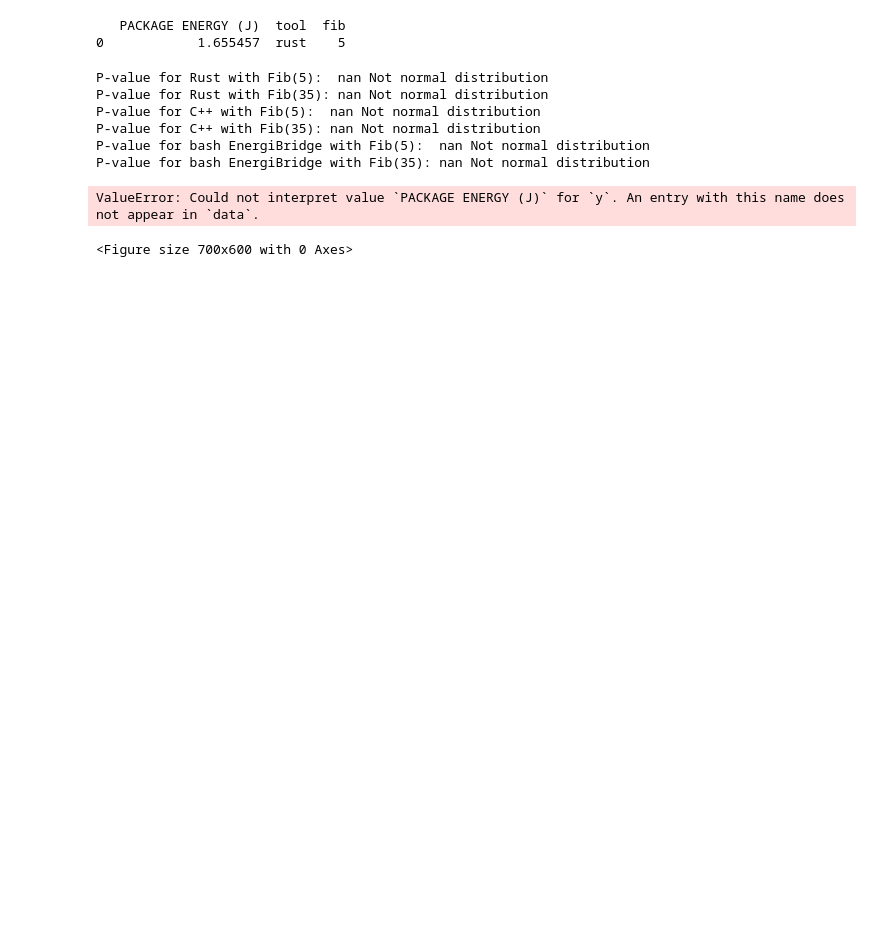
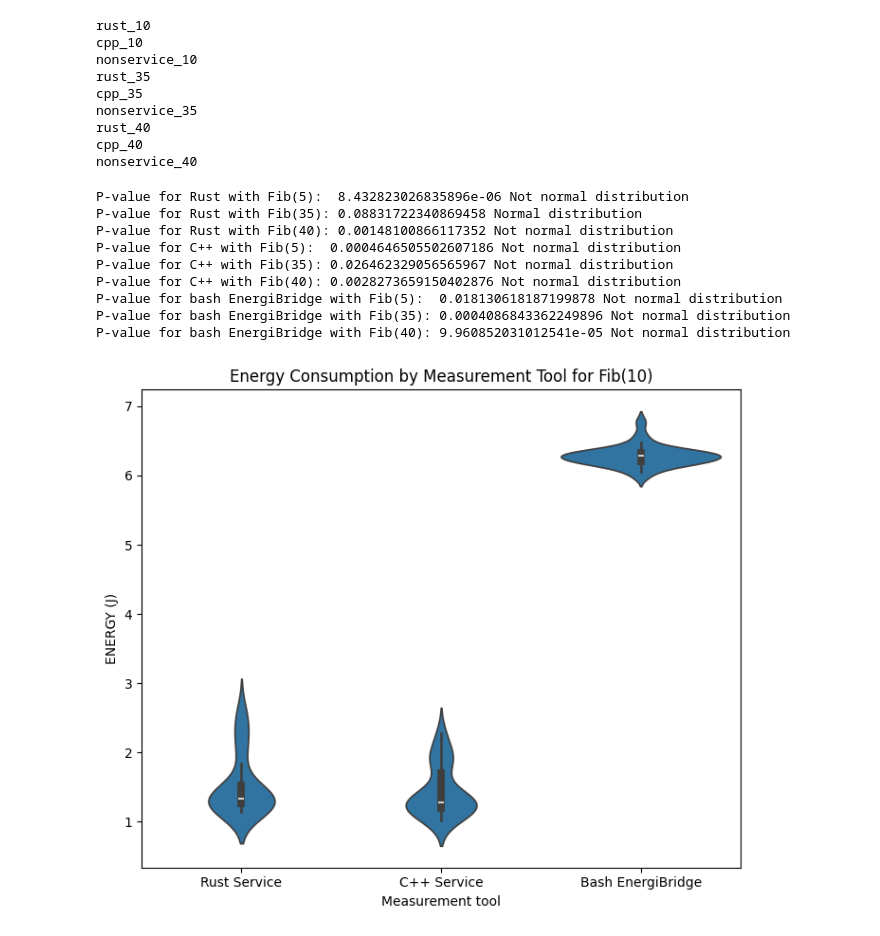
Before and after one commit to reglayass/EnergiBridge_RPC, a Jupyter notebook: py/results_analysis.ipynb, the cells around one changed output. Saved outputs shown, nothing was run; the diff lists cells and outputs as text; code cells hidden in the pictures; blank space fills up the shorter version.

```diff
--- a/py/results_analysis.ipynb
+++ b/py/results_analysis.ipynb
@@ -89,56 +72,85 @@ for fib in data:  # 5, 35
         for df in data[fib][language]: #each experiment
             if "PACKAGE_ENERGY (J)" in df.columns:
                 energy = df["PACKAGE_ENERGY (J)"].iloc[-1] - df["PACKAGE_ENERGY (J)"].iloc[0]
+                if "TIME" in df.columns:
+                    time_diff = df['TIME'].iloc[-1] - df['TIME'].iloc[0]
+                elif "Time" in df.columns:
+                    time_diff = df['Time'].iloc[-1] - df['Time'].iloc[0]
                 summary_rows.append({
                     "PACKAGE ENERGY (J)": energy,
+                    "EDP": time_diff,
                     "tool": language,
                     "fib": fib
                 })
 
 
         summary_df = pd.DataFrame(summary_rows)
+        # remove outliers from each experiment set
+        if 'PACKAGE ENERGY (J)' in summary_df.columns:
+            z_scores = zscore(summary_df['PACKAGE ENERGY (J)'])
+            full_df = summary_df[np.abs(z_scores) < 2]
+
         split_dfs[f"{language}_{fib}"] = summary_df
+        print(f"{language}_{fib}")
 
-rust_5 = split_dfs["rust_5"]
+rust_10 = split_dfs["rust_10"]
 rust_35 = split_dfs["rust_35"]
-cpp_5 = split_dfs["cpp_5"]
+rust_40 = split_dfs["rust_40"]
+cpp_10 = split_dfs["cpp_10"]
 cpp_35 = split_dfs["cpp_35"]
-nonservice_5 = split_dfs["nonservice_5"]
+cpp_40 = split_dfs["cpp_40"]
+nonservice_10 = split_dfs["nonservice_10"]
 nonservice_35 = split_dfs["nonservice_35"]
+nonservice_40 = split_dfs["nonservice_40"]
 # %% [output]
-   PACKAGE ENERGY (J)  tool  fib
-0            1.655457  rust    5
+rust_10
+cpp_10
+nonservice_10
+rust_35
+cpp_35
+nonservice_35
+rust_40
+cpp_40
+nonservice_40
 # %%
-_, p_rust_5 = shapiro(rust_5['PACKAGE ENERGY (J)'])
+_, p_rust_10 = shapiro(rust_10['PACKAGE ENERGY (J)'])
 _, p_rust_35 = shapiro(rust_35['PACKAGE ENERGY (J)'])
-_, p_cpp_5 = shapiro(cpp_5['PACKAGE ENERGY (J)'])
+_, p_rust_40 = shapiro(rust_40['PACKAGE ENERGY (J)'])
+_, p_cpp_10 = shapiro(cpp_10['PACKAGE ENERGY (J)'])
 _, p_cpp_35 = shapiro(cpp_35['PACKAGE ENERGY (J)'])
-_, p_nonservice_5 = shapiro(nonservice_5['PACKAGE ENERGY (J)'])
+_, p_cpp_40 = shapiro(cpp_40['PACKAGE ENERGY (J)'])
+_, p_nonservice_10 = shapiro(nonservice_10['PACKAGE ENERGY (J)'])
 _, p_nonservice_35 = shapiro(nonservice_35['PACKAGE ENERGY (J)'])
-print("P-value for Rust with Fib(5): ", p_rust_5, "Normal distribution" if p_rust_5 > 0.05 else "Not normal distribution")
+_, p_nonservice_40 = shapiro(nonservice_40['PACKAGE ENERGY (J)'])
+print("P-value for Rust with Fib(5): ", p_rust_10, "Normal distribution" if p_rust_10 > 0.05 else "Not normal distribution")
 print("P-value for Rust with Fib(35):", p_rust_35, "Normal distribution" if p_rust_35 > 0.05 else "Not normal distribution")
-print("P-value for C++ with Fib(5): ", p_cpp_5, "Normal distribution" if p_cpp_5 > 0.05 else "Not normal distribution")
+print("P-value for Rust with Fib(40):", p_rust_40, "Normal distribution" if p_rust_40 > 0.05 else "Not normal distribution")
+print("P-value for C++ with Fib(5): ", p_cpp_10, "Normal distribution" if p_cpp_10 > 0.05 else "Not normal distribution")
 print("P-value for C++ with Fib(35):", p_cpp_35, "Normal distribution" if p_cpp_35 > 0.05 else "Not normal distribution")
-print("P-value for bash EnergiBridge with Fib(5): ", p_nonservice_5, "Normal distribution" if p_nonservice_5 > 0.05 else "Not normal distribution")
+print("P-value for C++ with Fib(40):", p_cpp_40, "Normal distribution" if p_cpp_40 > 0.05 else "Not normal distribution")
+print("P-value for bash EnergiBridge with Fib(5): ", p_nonservice_10, "Normal distribution" if p_nonservice_10 > 0.05 else "Not normal distribution")
 print("P-value for bash EnergiBridge with Fib(35):", p_nonservice_35, "Normal distribution" if p_nonservice_35 > 0.05 else "Not normal distribution")
+print("P-value for bash EnergiBridge with Fib(40):", p_nonservice_40, "Normal distribution" if p_nonservice_40 > 0.05 else "Not normal distribution")
 # %% [output]
-P-value for Rust with Fib(5):  nan Not normal distribution
-P-value for Rust with Fib(35): nan Not normal distribution
-P-value for C++ with Fib(5):  nan Not normal distribution
-P-value for C++ with Fib(35): nan Not normal distribution
-P-value for bash EnergiBridge with Fib(5):  nan Not normal distribution
-P-value for bash EnergiBridge with Fib(35): nan Not normal distribution
+P-value for Rust with Fib(5):  8.432823026835896e-06 Not normal distribution
+P-value for Rust with Fib(35): 0.08831722340869458 Normal distribution
+P-value for Rust with Fib(40): 0.00148100866117352 Not normal distribution
+P-value for C++ with Fib(5):  0.0004646505502607186 Not normal distribution
+P-value for C++ with Fib(35): 0.026462329056565967 Not normal distribution
+P-value for C++ with Fib(40): 0.0028273659150402876 Not normal distribution
+P-value for bash EnergiBridge with Fib(5):  0.018130618187199878 Not normal distribution
+P-value for bash EnergiBridge with Fib(35): 0.0004086843362249896 Not normal distribution
+P-value for bash EnergiBridge with Fib(40): 9.960852031012541e-05 Not normal distribution
 # %%
 plt.figure(figsize=(7, 6))
-ax = sns.violinplot(x="tool", y="PACKAGE ENERGY (J)", data=df_5)
-plt.title("Energy Consumption by Measurement Tool for Fib(5)")
+ax = sns.violinplot(x="tool", y="PACKAGE ENERGY (J)", data=pd.concat([rust_10, cpp_10, nonservice_10]))
+plt.title("Energy Consumption by Measurement Tool for Fib(10)")
 plt.xlabel("Measurement tool")
 plt.ylabel("ENERGY (J)")
 ax.set_xticklabels(["Rust Service", "C++ Service", "Bash EnergiBridge"])
 plt.tight_layout()
 plt.show()
 # %% [output]
-ValueError: Could not interpret value `PACKAGE ENERGY (J)` for `y`. An entry with this name does not appear in `data`.
-<Figure size 700x600 with 0 Axes>
+[figure, added]
 # %%
 plt.figure(figsize=(7, 6))
```
Also changed, not shown: parts of 8 cells of this notebook.
